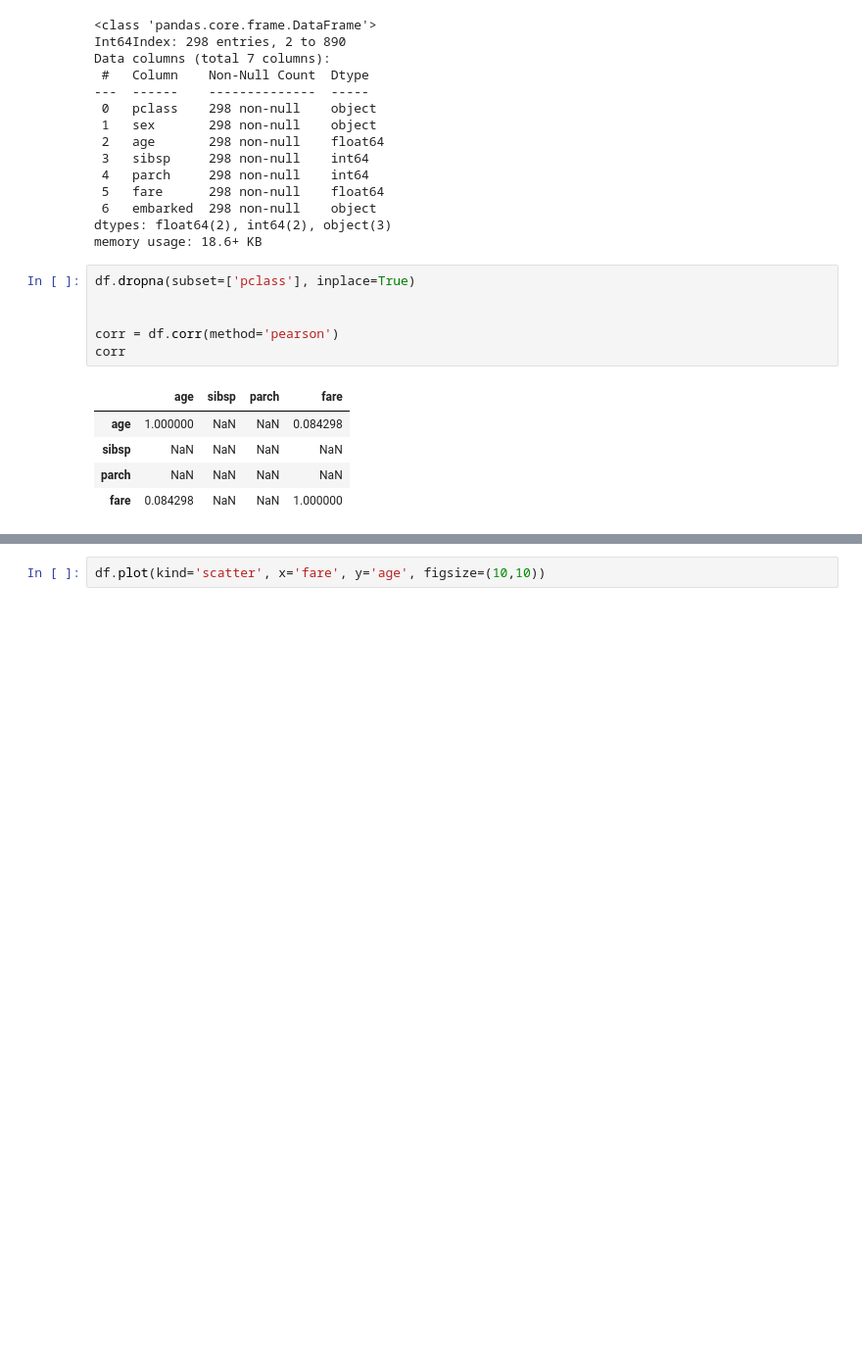
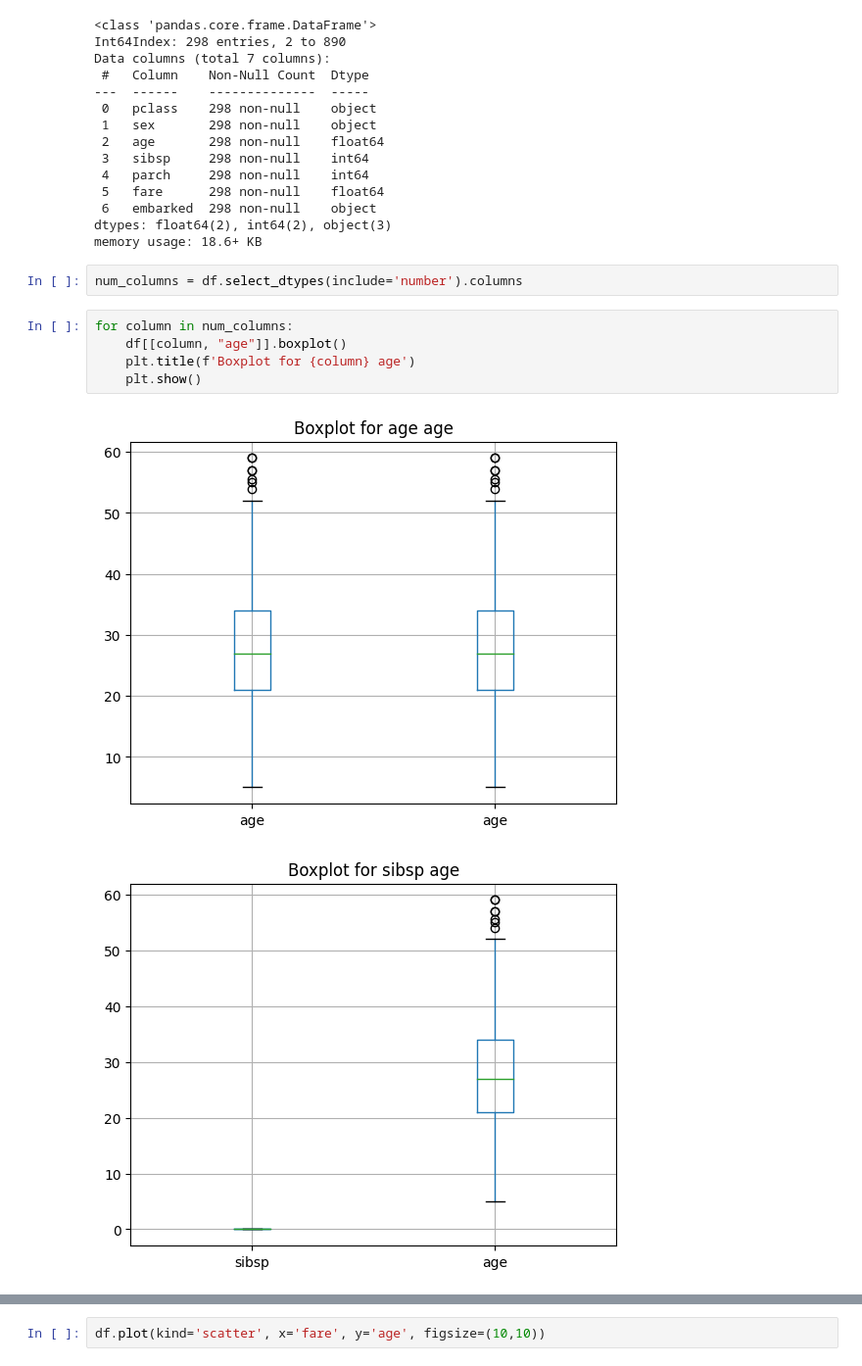
Before and after one commit to IrynaBarnych/AI5, a Jupyter notebook: module2/ДЗ_5.ipynb, the cells around one changed output, grey strips where cells are left out. Shown: that part at 98% size. Cells and saved outputs as stored; diff of their text form; blank space fills up the shorter version.

```diff
--- a/module2/ДЗ_5.ipynb
+++ b/module2/ДЗ_5.ipynb
@@ -148,15 +168,13 @@ Data columns (total 7 columns):
  6   embarked  298 non-null    object
 dtypes: float64(2), int64(2), object(3)
 memory usage: 18.6+ KB
-# %%
-df.dropna(subset=['pclass'], inplace=True)
-
-
-corr = df.corr(method='pearson')
-corr
-# %% [output]
-|  | age | sibsp | parch | fare |
-| age | 1.000000 | NaN | NaN | 0.084298 |
-| sibsp | NaN | NaN | NaN | NaN |
-| parch | NaN | NaN | NaN | NaN |
-| fare | 0.084298 | NaN | NaN | 1.000000 |
+# %%
+num_columns = df.select_dtypes(include='number').columns
+# %%
+for column in num_columns:
+    df[[column, "age"]].boxplot()
+    plt.title(f'Boxplot for {column} age')
+    plt.show()
+# %% [output]
+[figure, added]
+[figure, added]
```
Also changed, not shown: parts of 5 cells of this notebook.
